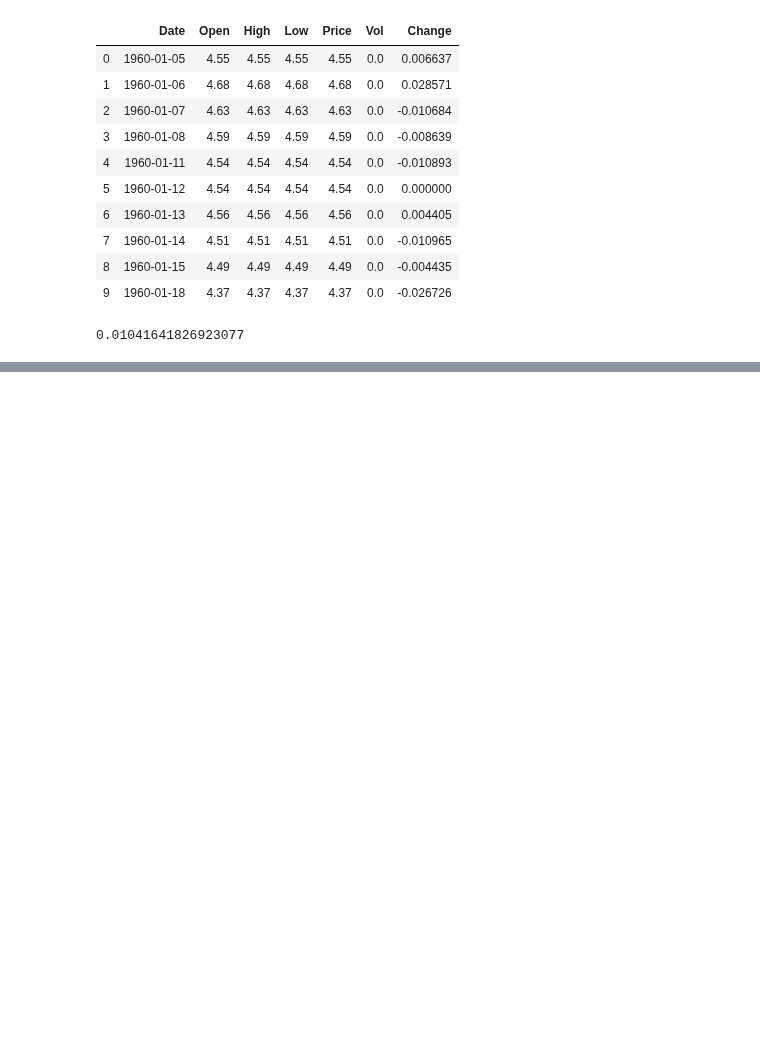
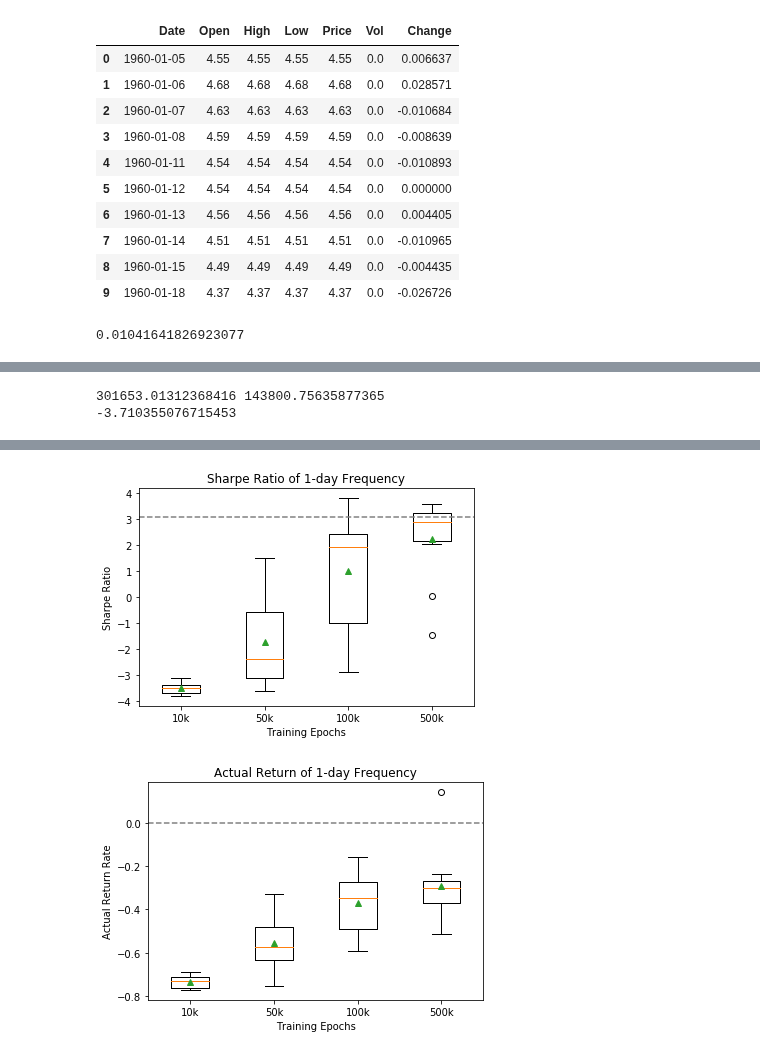
Before and after one commit to lzcaisg/reinforcement_trader, a Jupyter notebook: 0405 Sharpe Ratio.ipynb, the cells around one changed output, grey strips where cells are left out. Cells and saved outputs as stored; diff of their text form; code cells hidden in the pictures; blank space fills up the shorter version.

```diff
--- a/0405 Sharpe Ratio.ipynb
+++ b/0405 Sharpe Ratio.ipynb
@@ -184,6 +194,12 @@ bnh_ratio={
     "2001-2004": 1.0730432708521411,
     "2007-2010": 1.8942480597911275,
 }
+
+bnh_value = {
+    "2015-2019": 518237.12345884787,
+    "2001-2004": 358863.9586947755,
+    "2007-2010": 417726.6062059703,
+}
 # %%
 types = ["w/o Cash-out", "20% Cash-out", "15% Cash-out", "10% Cash-out"]
 periods = ["2015-2019", "2001-2004", "2007-2010"]
@@ -289,3 +323,20 @@ for period in periods:
     plt.xlabel("Type of Cash-out")
     plt.title("Performance of "+period)
     plt.show()
+# %%
+ROOT_DIR = "./from github/Stock-Trading-Environment/"
+DIR = "200"
+prefix = "BRZ+TW+NASDAQ-Training_detailed-ModelNo-10000-"
+# %%
+i=0
+startDate = pd.to_datetime("2015-01-01")
+endDate = pd.to_datetime("2019-12-31")
+record = pickle.load(open(path.join(ROOT_DIR+DIR, prefix+str(i)+".out"), "rb"))
+df = pd.DataFrame(record)
+sharpe = getSharpeRatio(df["net_worth"], startDate, endDate, tbill_df)
+# sharpe_list.append(sharpe)
+# print(period, tmp_type, i, sharpe)
+print(sharpe)
+# %% [output]
+301653.01312368416 143800.75635877365
+-3.710355076715453
@@ -291,0 +384,45 @@ for period in periods:
+# %%
+experiment_result = []
+actual_return_result = []
+types = [tmp['training'] for tmp in freq_list]
+
+for experiment in freq_list:
+    DIR = path.join("./from github/Stock-Trading-Environment",experiment["DIR"])
+    sharpe_list = []
+    actual_profit_list = []
+    nominal_profit_list = []
+    for i in range(10):
+        record = pickle.load(open(path.join(DIR,experiment["prefix"]+str(i)+".out"), "rb"))
+        df = pd.DataFrame(record)
+        startDate = experiment["start_date"]
+        endDate = experiment["end_date"]
+        sharpe = getSharpeRatio(df["net_worth"], startDate, endDate, tbill_df)
+        sharpe_list.append(sharpe)
+#         print(i, sharpe)
+        actual_profit_list.append(df["actual_profit"].iloc[-1]/518237.12345884787)
+        nominal_profit_list.append((df["net_worth"].iloc[-1]-300000)/300000)
+
+    avg_sharpe = np.mean(sharpe_list)
+    experiment_result.append(np.array(sharpe_list))
+    actual_return_result.append(np.array(actual_profit_list))
+    print(experiment['training'])
+    print("AVG Sharpe: ", avg_sharpe)
+    print("AVG Act Profit: ", np.mean(actual_profit_list))
+    print("AVG Nom Profit: ", np.mean(nominal_profit_list))
+    print("===================")
+
+
+plt.boxplot(experiment_result, labels=types, showmeans=True)
+plt.axhline(y=bnh_ratio["2015-2019"], color = "grey", linestyle='--')
+plt.ylabel("Sharpe Ratio")
+plt.xlabel("Training Epochs")
+plt.title("Sharpe Ratio of 1-day Frequency")
+plt.show()
+
+plt.boxplot(actual_return_result, labels=types, showmeans=True)
+plt.axhline(y=0, color = "grey", linestyle='--')
+plt.ylabel("Actual Return Rate")
+plt.xlabel("Training Epochs")
+plt.title("Actual Return of 1-day Frequency")
+plt.show()
+# %% [output]
@@ -291,0 +449,2 @@ for period in periods:
+[figure, added]
+[figure, added]
```
Also changed, not shown: parts of 14 cells of this notebook, 9 other files.
